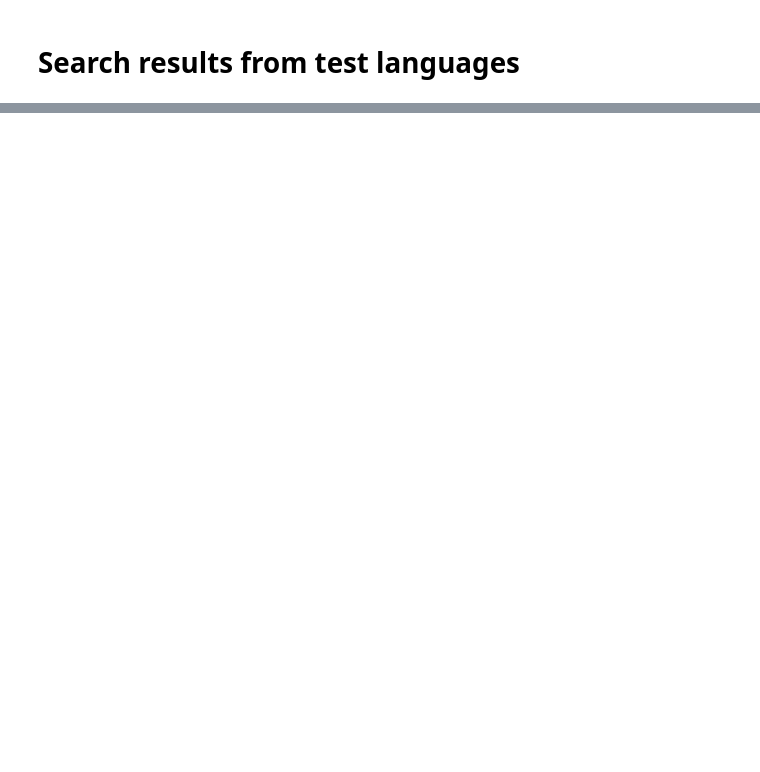
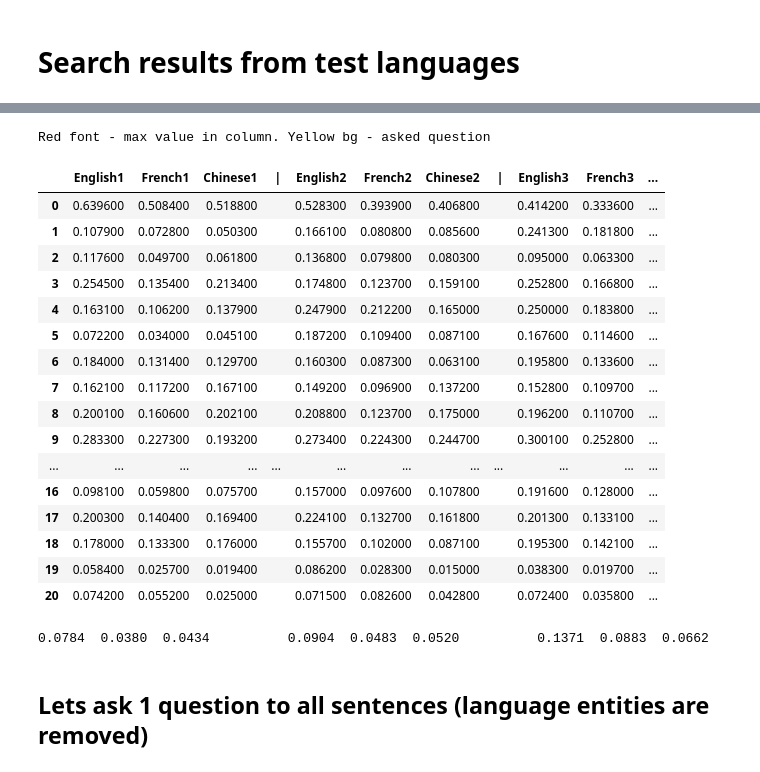
Before and after one commit to Otnielush/Language_entity_embeddings, a Jupyter notebook: language_extraction.ipynb, the cells around one changed output, grey strips where cells are left out. Cells and saved outputs as stored; diff of their text form; code cells hidden in the pictures; blank space fills up the shorter version.

```diff
--- a/language_extraction.ipynb
+++ b/language_extraction.ipynb
@@ -145,0 +349,45 @@ trans
+# %%
+id_columns = list(embd_data.columns)
+for r in range(embd_np.shape[0]):
+    row_data = []
+    for col in q1_eng_fr_ch_specq.columns:
+        c = id_columns.index(col)
+        row_data.append(calc_cos_sim(ques_eng1_embd[question_num], embd_np[r, c]))
+    q1_eng_fr_ch_specq.loc[r] = row_data
+# %%
+q1_eng_fr_ch_specq[' |'] = ['  ' for _ in range(embd_np.shape[0])]
+q1_eng_fr_ch_specq['| '] = ['  ' for _ in range(embd_np.shape[0])]
+# %%
+def highlight_max(s, props=''):
+    return np.where(s == np.nanmax(s.values), props, '')
+# %%
+q1_eng_fr_ch_specq = q1_eng_fr_ch_specq[['English1','French1','Chinese1',' |','English2','French2','Chinese2','| ','English3','French3', 'Chinese3']].round(decimals=4)
+# %%
+print('Red font - max value in column. Yellow bg - asked question\n')
+q1_eng_fr_ch_specq.style.apply(highlight_max, props='color:red;', axis=0)\
+         .set_properties(**{'background-color': '#ffffb3'}, subset=pd.IndexSlice[question_num])
+# %% [output]
+Red font - max value in column. Yellow bg - asked question
+|  | English1 | French1 | Chinese1 | | | English2 | French2 | Chinese2 | | | English3 | French3 | ... |
+| 0 | 0.639600 | 0.508400 | 0.518800 |  | 0.528300 | 0.393900 | 0.406800 |  | 0.414200 | 0.333600 | ... |
+| 1 | 0.107900 | 0.072800 | 0.050300 |  | 0.166100 | 0.080800 | 0.085600 |  | 0.241300 | 0.181800 | ... |
+| 2 | 0.117600 | 0.049700 | 0.061800 |  | 0.136800 | 0.079800 | 0.080300 |  | 0.095000 | 0.063300 | ... |
+| 3 | 0.254500 | 0.135400 | 0.213400 |  | 0.174800 | 0.123700 | 0.159100 |  | 0.252800 | 0.166800 | ... |
+| 4 | 0.163100 | 0.106200 | 0.137900 |  | 0.247900 | 0.212200 | 0.165000 |  | 0.250000 | 0.183800 | ... |
+| 5 | 0.072200 | 0.034000 | 0.045100 |  | 0.187200 | 0.109400 | 0.087100 |  | 0.167600 | 0.114600 | ... |
+| 6 | 0.184000 | 0.131400 | 0.129700 |  | 0.160300 | 0.087300 | 0.063100 |  | 0.195800 | 0.133600 | ... |
+| 7 | 0.162100 | 0.117200 | 0.167100 |  | 0.149200 | 0.096900 | 0.137200 |  | 0.152800 | 0.109700 | ... |
+| 8 | 0.200100 | 0.160600 | 0.202100 |  | 0.208800 | 0.123700 | 0.175000 |  | 0.196200 | 0.110700 | ... |
+| 9 | 0.283300 | 0.227300 | 0.193200 |  | 0.273400 | 0.224300 | 0.244700 |  | 0.300100 | 0.252800 | ... |
+| ... | ... | ... | ... | ... | ... | ... | ... | ... | ... | ... | ... |
+| 16 | 0.098100 | 0.059800 | 0.075700 |  | 0.157000 | 0.097600 | 0.107800 |  | 0.191600 | 0.128000 | ... |
+| 17 | 0.200300 | 0.140400 | 0.169400 |  | 0.224100 | 0.132700 | 0.161800 |  | 0.201300 | 0.133100 | ... |
+| 18 | 0.178000 | 0.133300 | 0.176000 |  | 0.155700 | 0.102000 | 0.087100 |  | 0.195300 | 0.142100 | ... |
+| 19 | 0.058400 | 0.025700 | 0.019400 |  | 0.086200 | 0.028300 | 0.015000 |  | 0.038300 | 0.019700 | ... |
+| 20 | 0.074200 | 0.055200 | 0.025000 |  | 0.071500 | 0.082600 | 0.042800 |  | 0.072400 | 0.035800 | ... |
+# %%
+print("0.0784	0.0380	0.0434		0.0904	0.0483	0.0520		0.1371	0.0883	0.0662")
+# %% [output]
+0.0784  0.0380  0.0434          0.0904  0.0483  0.0520          0.1371  0.0883  0.0662
+# %% [markdown]
+## Lets ask 1 question to all sentences (language entities are removed)
```
Also changed, not shown: parts of 101 cells of this notebook, 33 other files.
